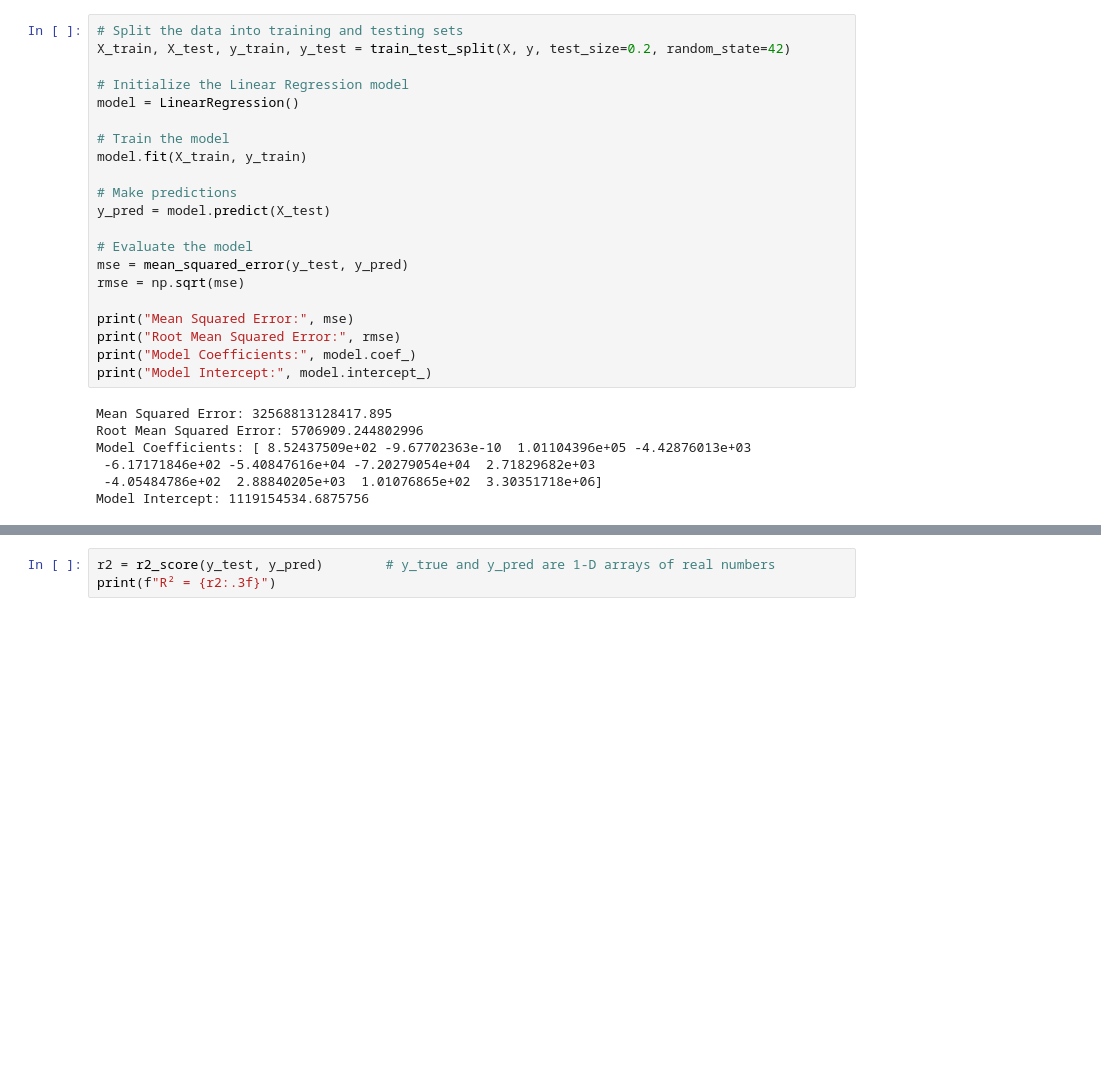
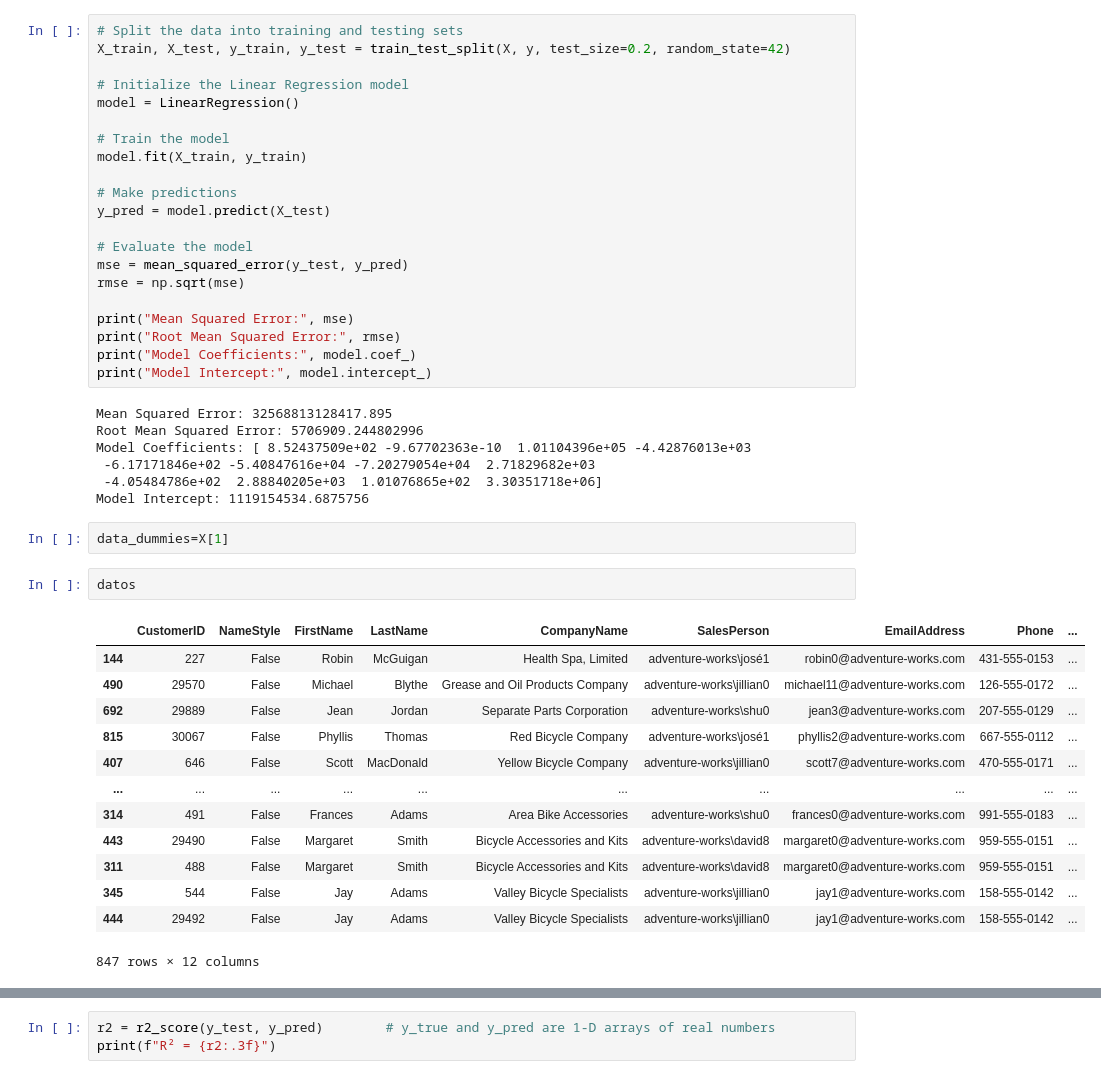
Before and after one commit to CastroMaster10/Act4_CloudComputing, a Jupyter notebook: clase4.ipynb, the cells around one changed output, grey strips where cells are left out. Cells and saved outputs as stored; diff of their text form; blank space fills up the shorter version.

```diff
--- a/clase4.ipynb
+++ b/clase4.ipynb
@@ -196,3 +196,21 @@ Model Coefficients: [ 8.52437509e+02 -9.67702363e-10  1.01104396e+05 -4.42876013
  -6.17171846e+02 -5.40847616e+04 -7.20279054e+04  2.71829682e+03
  -4.05484786e+02  2.88840205e+03  1.01076865e+02  3.30351718e+06]
 Model Intercept: 1119154534.6875756
+# %%
+data_dummies=X[1]
+# %%
+datos
+# %% [output]
+|  | CustomerID | NameStyle | FirstName | LastName | CompanyName | SalesPerson | EmailAddress | Phone | ... |
+| 144 | 227 | False | Robin | McGuigan | Health Spa, Limited | adventure-works\josé1 | robin0@adventure-works.com | 431-555-0153 | ... |
+| 490 | 29570 | False | Michael | Blythe | Grease and Oil Products Company | adventure-works\jillian0 | michael11@adventure-works.com | 126-555-0172 | ... |
+| 692 | 29889 | False | Jean | Jordan | Separate Parts Corporation | adventure-works\shu0 | jean3@adventure-works.com | 207-555-0129 | ... |
+| 815 | 30067 | False | Phyllis | Thomas | Red Bicycle Company | adventure-works\josé1 | phyllis2@adventure-works.com | 667-555-0112 | ... |
+| 407 | 646 | False | Scott | MacDonald | Yellow Bicycle Company | adventure-works\jillian0 | scott7@adventure-works.com | 470-555-0171 | ... |
+| ... | ... | ... | ... | ... | ... | ... | ... | ... | ... |
+| 314 | 491 | False | Frances | Adams | Area Bike Accessories | adventure-works\shu0 | frances0@adventure-works.com | 991-555-0183 | ... |
+| 443 | 29490 | False | Margaret | Smith | Bicycle Accessories and Kits | adventure-works\david8 | margaret0@adventure-works.com | 959-555-0151 | ... |
+| 311 | 488 | False | Margaret | Smith | Bicycle Accessories and Kits | adventure-works\david8 | margaret0@adventure-works.com | 959-555-0151 | ... |
+| 345 | 544 | False | Jay | Adams | Valley Bicycle Specialists | adventure-works\jillian0 | jay1@adventure-works.com | 158-555-0142 | ... |
+| 444 | 29492 | False | Jay | Adams | Valley Bicycle Specialists | adventure-works\jillian0 | jay1@adventure-works.com | 158-555-0142 | ... |
+847 rows × 12 columns
```
Also changed, not shown: parts of 4 cells of this notebook, 5 other files.
